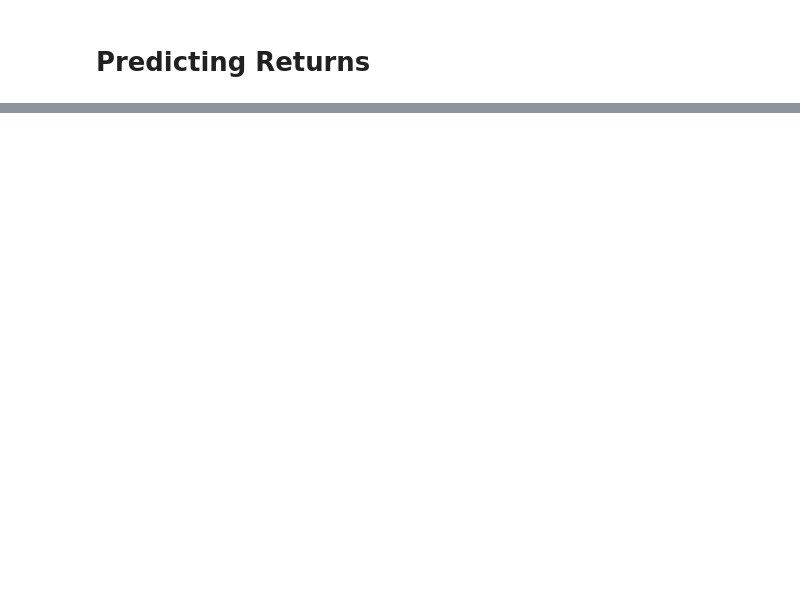
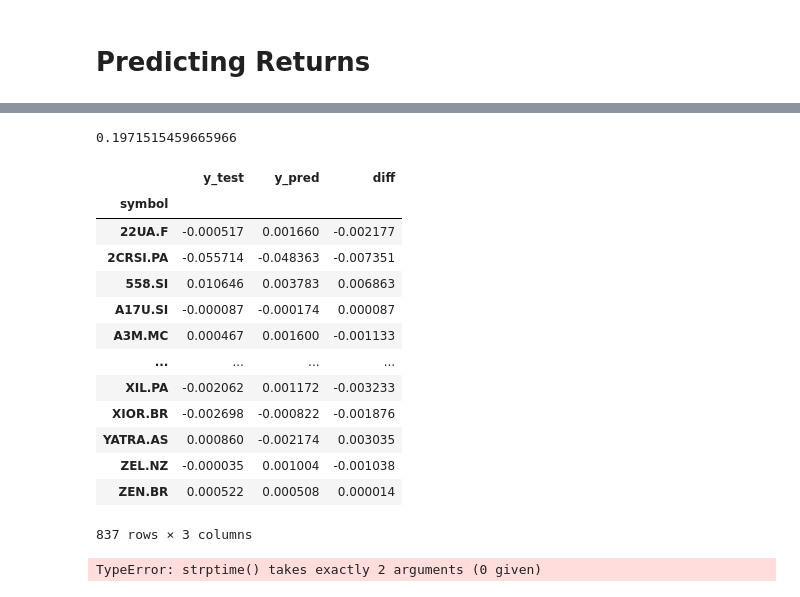
Before and after one commit to kaancaylan/quinten-stock-prediction, a Jupyter notebook: notebooks/modelling.ipynb, the cells around one changed output, grey strips where cells are left out. Saved outputs shown, nothing was run; the diff lists cells and outputs as text; code cells hidden in the pictures; blank space fills up the shorter version.

Commit message:
Notebook for modeling

```diff
--- a/notebooks/modelling.ipynb
+++ b/notebooks/modelling.ipynb
@@ -195,4 +196,5 @@ X_test
 X_test = X_test.select_dtypes(exclude=["object", "datetime"])
 assert len(X_train.columns) == len(X_test.columns)
 # %%
-top20_stocks = pd.Series(model.predict(X_test), X_test.index).sort_values()[-20:].index
+y_pred = pd.Series(model.predict(X_test), X_test.index)
+top20_stocks = y_pred.sort_values()[-20:].index
@@ -216,0 +201,4 @@ df.loc[]
+# %%
+y_test = df.loc[predicted_dates["start"]: predicted_dates["end"], "return"]
+y_test = y_test.groupby(level=1, group_keys=False).apply(lambda x: x.cumprod()[-1])
+y_test = y_test[y_test.index.isin(y_pred.index)]
@@ -216,0 +221,28 @@ df.loc[]
+# %%
+rmse(y_test, y_pred)
+# %% [output]
+0.1971515459665966
+# %%
+preds = pd.DataFrame({"y_test":y_test, "y_pred": y_pred})#.loc[top20_stocks]
+# %%
+preds["diff"] = preds["y_test"] - preds["y_pred"]
+preds.iloc[np.where((preds["diff"] < 0.01) & (preds["diff"] > -0.01))]
+# %% [output]
+|  | y_test | y_pred | diff |
+| symbol |  |  |  |
+| 22UA.F | -0.000517 | 0.001660 | -0.002177 |
+| 2CRSI.PA | -0.055714 | -0.048363 | -0.007351 |
+| 558.SI | 0.010646 | 0.003783 | 0.006863 |
+| A17U.SI | -0.000087 | -0.000174 | 0.000087 |
+| A3M.MC | 0.000467 | 0.001600 | -0.001133 |
+| ... | ... | ... | ... |
+| XIL.PA | -0.002062 | 0.001172 | -0.003233 |
+| XIOR.BR | -0.002698 | -0.000822 | -0.001876 |
+| YATRA.AS | 0.000860 | -0.002174 | 0.003035 |
+| ZEL.NZ | -0.000035 | 0.001004 | -0.001038 |
+| ZEN.BR | 0.000522 | 0.000508 | 0.000014 |
+837 rows × 3 columns
+# %%
+dt.datetime.strptime()
+# %% [output]
+TypeError: strptime() takes exactly 2 arguments (0 given)
```
Also changed, not shown: parts of 7 cells of this notebook.
